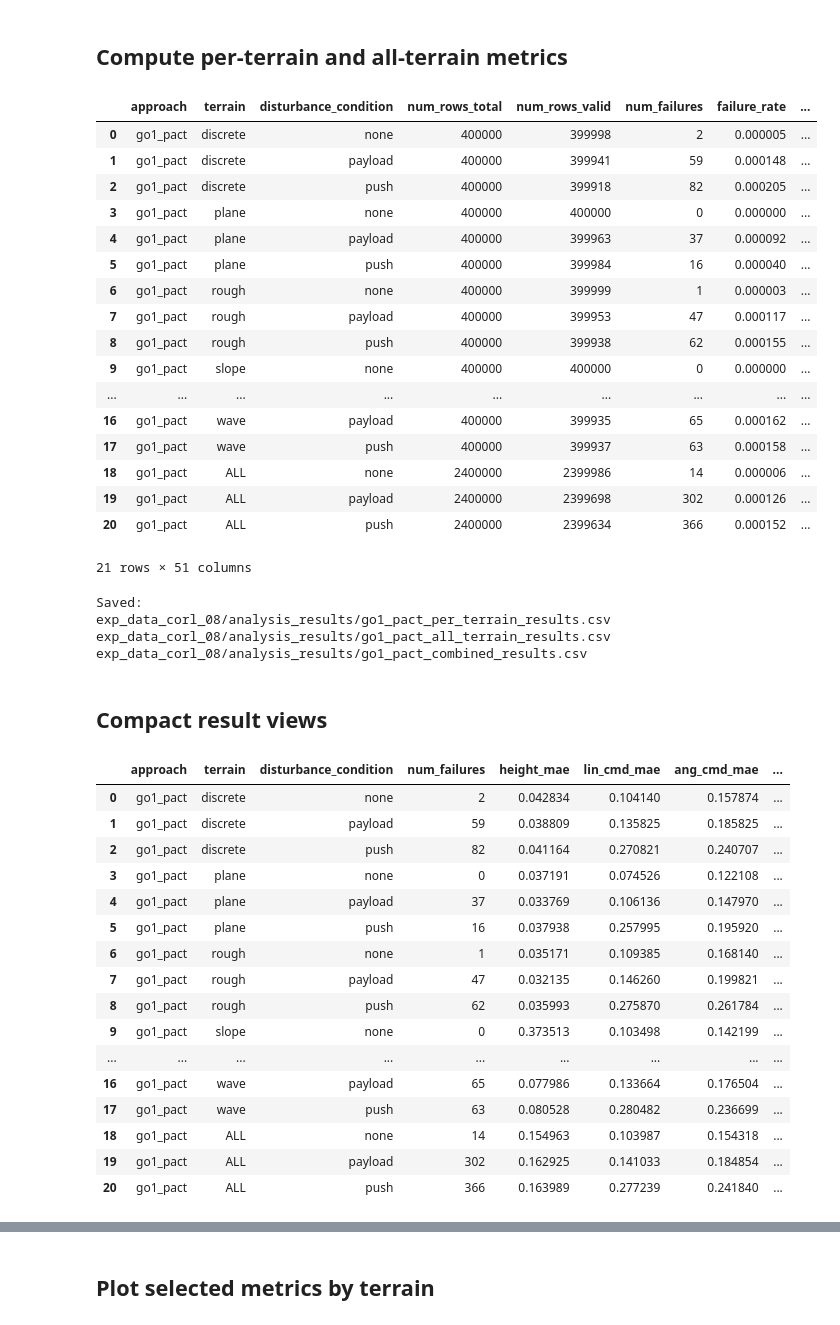
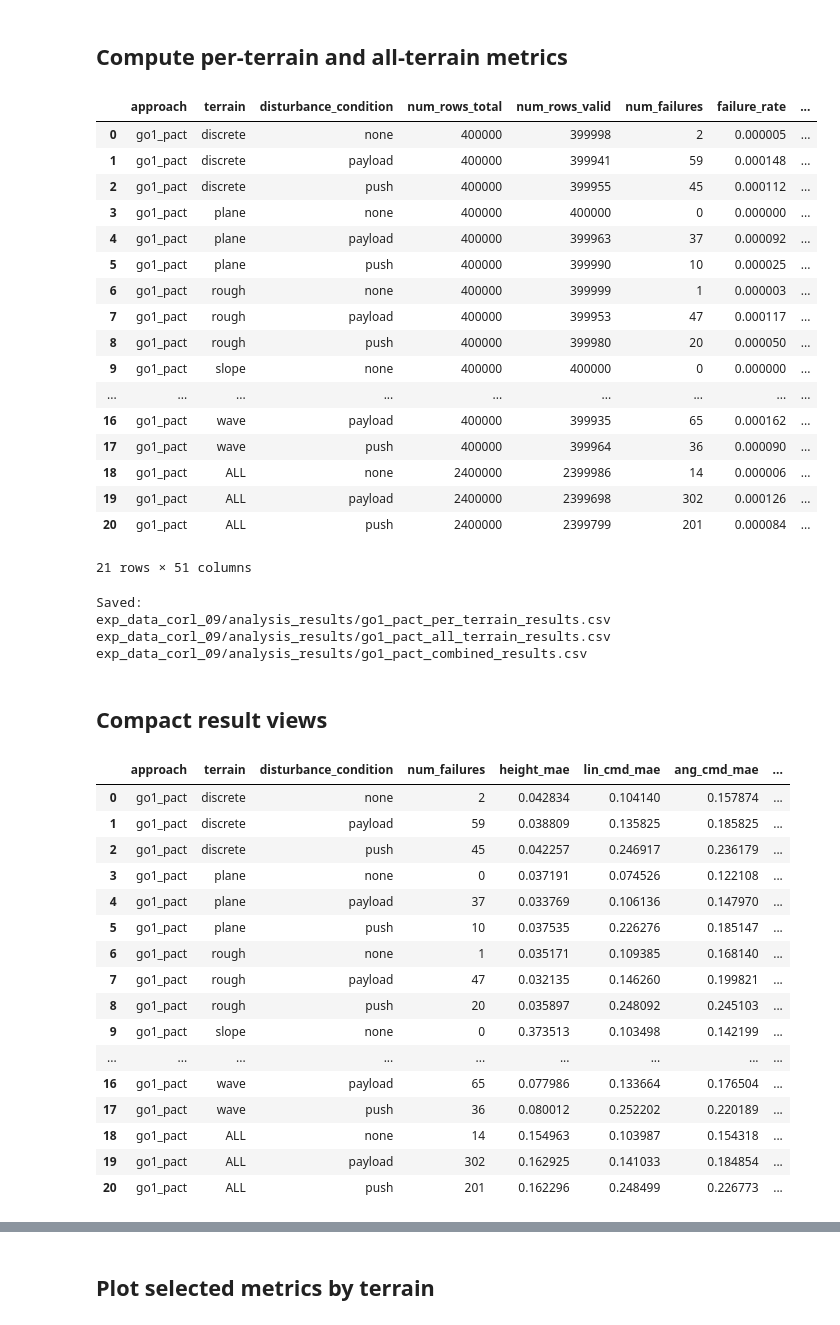
Before and after one commit to oscar-youngquist/HCR_Genesis_PACT_Development, a Jupyter notebook: legged_gym/scripts/multi_terrain_eval_analysis_pact.ipynb, the cells around one changed output, grey strips where cells are left out. Drawn from its saved outputs; the diff is of its cells as text; code cells hidden in the pictures.

```diff
--- a/legged_gym/scripts/multi_terrain_eval_analysis_pact.ipynb
+++ b/legged_gym/scripts/multi_terrain_eval_analysis_pact.ipynb
@@ -37,7 +37,7 @@ except ImportError:
 ## Configuration
 # %%
 # --- User settings ---
-EXP_FOLDER = "exp_data_corl_08/"
+EXP_FOLDER = "exp_data_corl_09/"
 APPROACH = "go1_pact"
 
 # Set to None to load every disturbance condition for this approach.
@@ -557,20 +557,20 @@ combined_results
 |  | approach | terrain | disturbance_condition | num_rows_total | num_rows_valid | num_failures | failure_rate | ... |
 | 0 | go1_pact | discrete | none | 400000 | 399998 | 2 | 0.000005 | ... |
 | 1 | go1_pact | discrete | payload | 400000 | 399941 | 59 | 0.000148 | ... |
-| 2 | go1_pact | discrete | push | 400000 | 399918 | 82 | 0.000205 | ... |
+| 2 | go1_pact | discrete | push | 400000 | 399955 | 45 | 0.000112 | ... |
 | 3 | go1_pact | plane | none | 400000 | 400000 | 0 | 0.000000 | ... |
 | 4 | go1_pact | plane | payload | 400000 | 399963 | 37 | 0.000092 | ... |
-| 5 | go1_pact | plane | push | 400000 | 399984 | 16 | 0.000040 | ... |
+| 5 | go1_pact | plane | push | 400000 | 399990 | 10 | 0.000025 | ... |
 | 6 | go1_pact | rough | none | 400000 | 399999 | 1 | 0.000003 | ... |
 | 7 | go1_pact | rough | payload | 400000 | 399953 | 47 | 0.000117 | ... |
-| 8 | go1_pact | rough | push | 400000 | 399938 | 62 | 0.000155 | ... |
+| 8 | go1_pact | rough | push | 400000 | 399980 | 20 | 0.000050 | ... |
 | 9 | go1_pact | slope | none | 400000 | 400000 | 0 | 0.000000 | ... |
 | ... | ... | ... | ... | ... | ... | ... | ... | ... |
 | 16 | go1_pact | wave | payload | 400000 | 399935 | 65 | 0.000162 | ... |
-| 17 | go1_pact | wave | push | 400000 | 399937 | 63 | 0.000158 | ... |
+| 17 | go1_pact | wave | push | 400000 | 399964 | 36 | 0.000090 | ... |
 | 18 | go1_pact | ALL | none | 2400000 | 2399986 | 14 | 0.000006 | ... |
 | 19 | go1_pact | ALL | payload | 2400000 | 2399698 | 302 | 0.000126 | ... |
-| 20 | go1_pact | ALL | push | 2400000 | 2399634 | 366 | 0.000152 | ... |
+| 20 | go1_pact | ALL | push | 2400000 | 2399799 | 201 | 0.000084 | ... |
 21 rows × 51 columns
 # %%
 # Save result tables
@@ -588,56 +588,57 @@ print(all_terrain_path)
 print(combined_path)
 # %% [output]
 Saved:
-exp_data_corl_08/analysis_results/go1_pact_per_terrain_results.csv
-exp_data_corl_08/analysis_results/go1_pact_all_terrain_results.csv
-exp_data_corl_08/analysis_results/go1_pact_combined_results.csv
+exp_data_corl_09/analysis_results/go1_pact_per_terrain_results.csv
+exp_data_corl_09/analysis_results/go1_pact_all_terrain_results.csv
+exp_data_corl_09/analysis_results/go1_pact_combined_results.csv
 # %% [markdown]
 ## Compact result views
 # %%
 # Choose the metrics you care about most for a compact table.
 summary_cols = [
     "approach",
     "terrain",
     "disturbance_condition",
     "num_failures",
     "height_mae",
     "lin_cmd_mae",
     "ang_cmd_mae",
     "projected_gravity_rp_norm_mean",
     "z_vel_mae",
     "ang_vel_rp_norm_mean",
     "dof_tracking_mae",
     "joint_power_norm_mean",
     "pd_to_ff_power_ratio",
     "power_alignment_mean",
     "fraction_antagonistic_energy",
     "internal_power_cancellation",
     "ff_tau_norm_mean",
     "pd_tau_norm_mean",
+    "joint_torque_limit_violation_mean"
 ]
 
 available_summary_cols = [c for c in summary_cols if c in combined_results.columns]
 
 compact_results = combined_results[available_summary_cols].copy()
 compact_results
 # %% [output]
 |  | approach | terrain | disturbance_condition | num_failures | height_mae | lin_cmd_mae | ang_cmd_mae | ... |
 | 0 | go1_pact | discrete | none | 2 | 0.042834 | 0.104140 | 0.157874 | ... |
 | 1 | go1_pact | discrete | payload | 59 | 0.038809 | 0.135825 | 0.185825 | ... |
-| 2 | go1_pact | discrete | push | 82 | 0.041164 | 0.270821 | 0.240707 | ... |
+| 2 | go1_pact | discrete | push | 45 | 0.042257 | 0.246917 | 0.236179 | ... |
 | 3 | go1_pact | plane | none | 0 | 0.037191 | 0.074526 | 0.122108 | ... |
 | 4 | go1_pact | plane | payload | 37 | 0.033769 | 0.106136 | 0.147970 | ... |
-| 5 | go1_pact | plane | push | 16 | 0.037938 | 0.257995 | 0.195920 | ... |
+| 5 | go1_pact | plane | push | 10 | 0.037535 | 0.226276 | 0.185147 | ... |
 | 6 | go1_pact | rough | none | 1 | 0.035171 | 0.109385 | 0.168140 | ... |
 | 7 | go1_pact | rough | payload | 47 | 0.032135 | 0.146260 | 0.199821 | ... |
-| 8 | go1_pact | rough | push | 62 | 0.035993 | 0.275870 | 0.261784 | ... |
+| 8 | go1_pact | rough | push | 20 | 0.035897 | 0.248092 | 0.245103 | ... |
 | 9 | go1_pact | slope | none | 0 | 0.373513 | 0.103498 | 0.142199 | ... |
 | ... | ... | ... | ... | ... | ... | ... | ... | ... |
 | 16 | go1_pact | wave | payload | 65 | 0.077986 | 0.133664 | 0.176504 | ... |
-| 17 | go1_pact | wave | push | 63 | 0.080528 | 0.280482 | 0.236699 | ... |
+| 17 | go1_pact | wave | push | 36 | 0.080012 | 0.252202 | 0.220189 | ... |
 | 18 | go1_pact | ALL | none | 14 | 0.154963 | 0.103987 | 0.154318 | ... |
 | 19 | go1_pact | ALL | payload | 302 | 0.162925 | 0.141033 | 0.184854 | ... |
-| 20 | go1_pact | ALL | push | 366 | 0.163989 | 0.277239 | 0.241840 | ... |
+| 20 | go1_pact | ALL | push | 201 | 0.162296 | 0.248499 | 0.226773 | ... |
 # %%
 compact_results.round(3)
 # %% [output]
```
Also changed, not shown: parts of 5 cells of this notebook, 10 other files.
